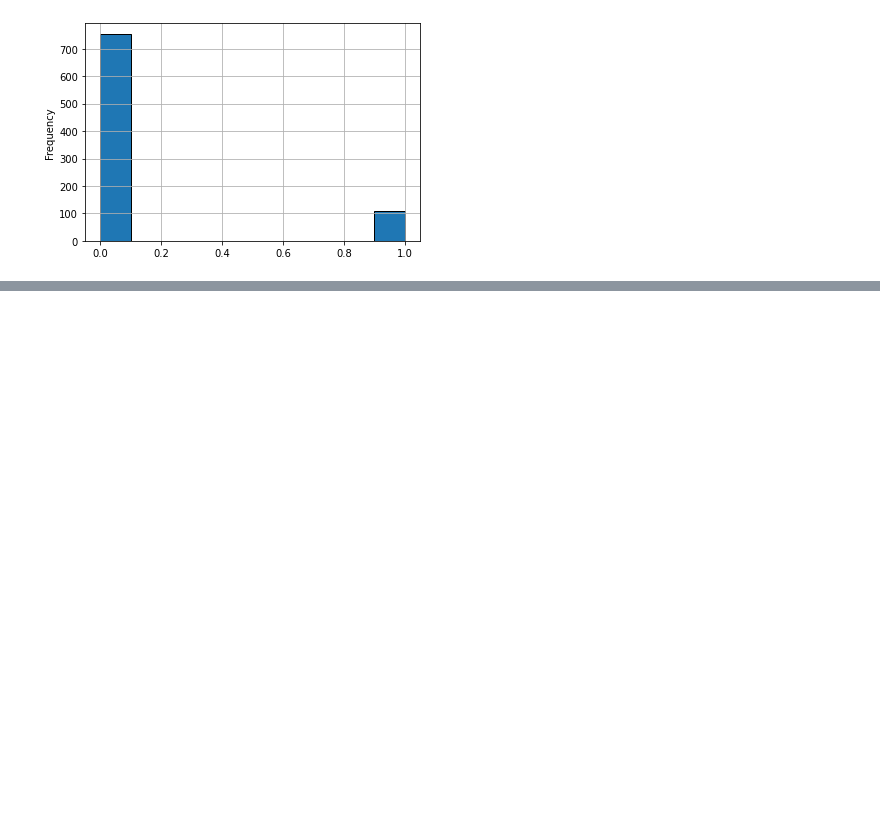
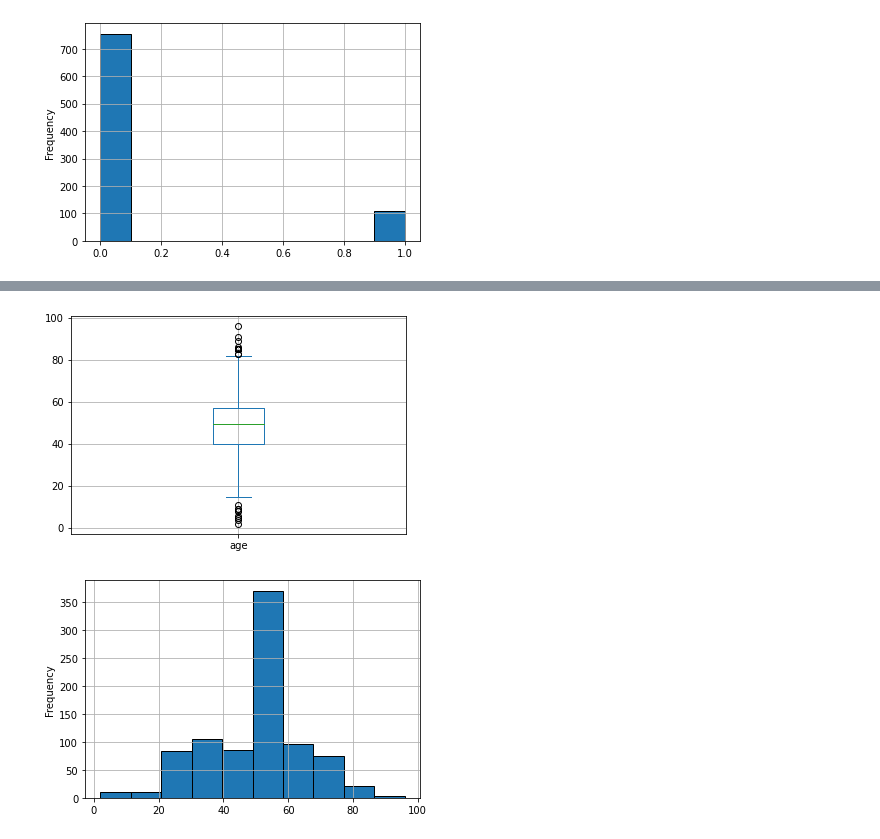
Before and after one commit to KAYounes/AIProject_Covid, a Jupyter notebook: code/Data Exploration.ipynb, the cells around one changed output, grey strips where cells are left out. Cells and saved outputs as stored; diff of their text form; code cells hidden in the pictures; blank space fills up the shorter version.

```diff
--- a/code/Data Exploration.ipynb
+++ b/code/Data Exploration.ipynb
@@ -65,0 +77,7 @@ df['age'].plot(kind='hist', edgecolor='k', grid=True)
+# %%
+df['age'].plot(kind='box', grid=True);
+plt.show()
+df['age'].plot(kind='hist', edgecolor = 'k', grid=True);
+# %% [output]
+[figure, added]
+[figure, added]
```
Also changed, not shown: parts of 5 cells of this notebook.
